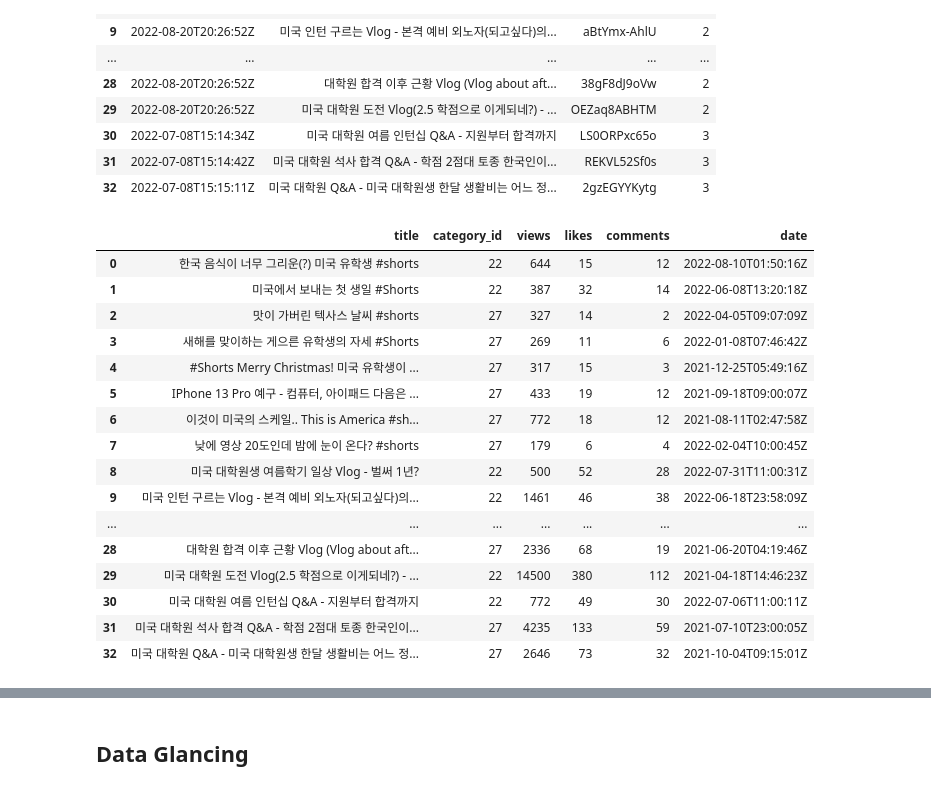
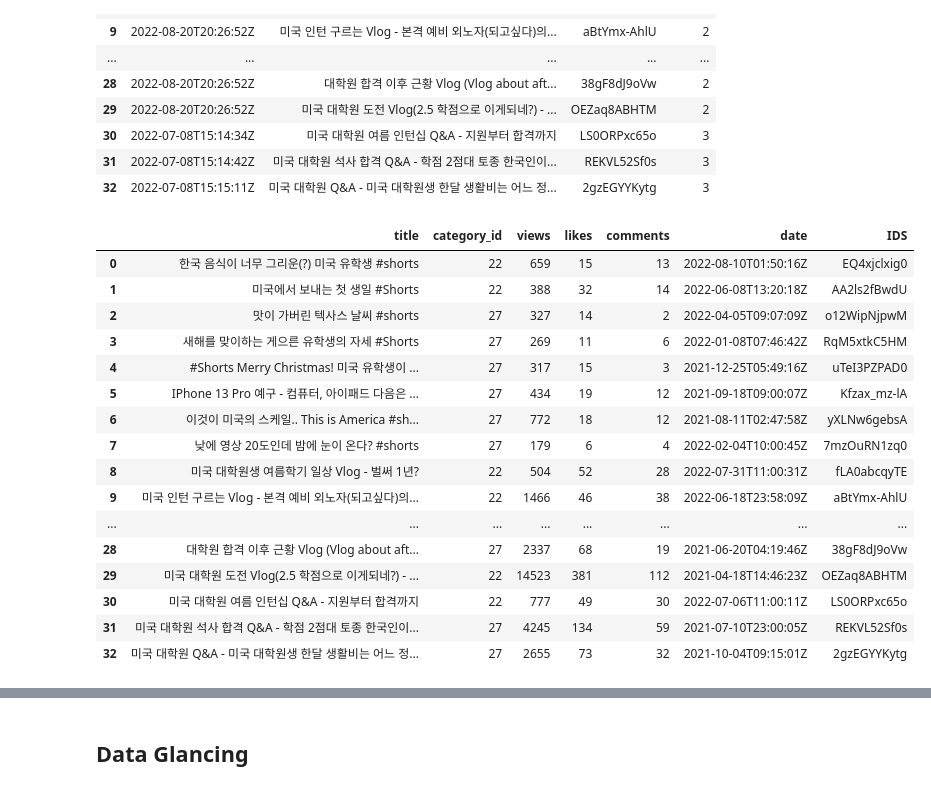
Before and after one commit to kyseshim/Youtube_mydata_analysis, a Jupyter notebook: Youtube_mydata_analysis.ipynb, the cells around one changed output, grey strips where cells are left out. Drawn from its saved outputs; the diff is of its cells as text; code cells hidden in the pictures.

Commit message:
update
comments scrapping

```diff
--- a/Youtube_mydata_analysis.ipynb
+++ b/Youtube_mydata_analysis.ipynb
@@ -191,53 +191,52 @@ mins=[]
 seconds=[]
 title=[]
 date=[]
-#listno=[]
 
 for u in range(len(tdf)):
     request=youtube.videos().list(
     part='snippet,contentDetails,statistics',
     id=tdf['IDS'][u])
 
     response=request.execute()
 
     if response['items']==[]:
         ids.append('-')
         category_id.append('-')
         views.append('-')
         likes.append('-')
         comments.append('-')
         date.append('-')
 
     else :
         title.append(response['items'][0]['snippet']['title'])
         category_id.append(response['items'][0]['snippet']['categoryId'])
         views.append(response['items'][0]['statistics']['viewCount'])
         likes.append(response['items'][0]['statistics']['likeCount'])
         comments.append(response['items'][0]['statistics']['commentCount'])
         date.append(response['items'][0]['snippet']['publishedAt'])
 
 dtcu_df=pd.DataFrame([title,category_id,views,likes,comments,date]).T
 dtcu_df.columns=['title','category_id','views','likes','comments','date']
-#dtcu_df['listno'] = vdf3['ListNo'] = 3
+dtcu_df['IDS'] = tdf['IDS']
 dtcu_df
 # %% [output]
-|  | title | category_id | views | likes | comments | date |
-| 0 | 한국 음식이 너무 그리운(?) 미국 유학생 #shorts | 22 | 644 | 15 | 12 | 2022-08-10T01:50:16Z |
-| 1 | 미국에서 보내는 첫 생일 #Shorts | 22 | 387 | 32 | 14 | 2022-06-08T13:20:18Z |
-| 2 | 맛이 가버린 텍사스 날씨 #shorts | 27 | 327 | 14 | 2 | 2022-04-05T09:07:09Z |
-| 3 | 새해를 맞이하는 게으른 유학생의 자세 #Shorts | 27 | 269 | 11 | 6 | 2022-01-08T07:46:42Z |
-| 4 | #Shorts Merry Christmas! 미국 유학생이 ... | 27 | 317 | 15 | 3 | 2021-12-25T05:49:16Z |
-| 5 | IPhone 13 Pro 예구 - 컴퓨터, 아이패드 다음은 ... | 27 | 433 | 19 | 12 | 2021-09-18T09:00:07Z |
-| 6 | 이것이 미국의 스케일.. This is America #sh... | 27 | 772 | 18 | 12 | 2021-08-11T02:47:58Z |
-| 7 | 낮에 영상 20도인데 밤에 눈이 온다? #shorts | 27 | 179 | 6 | 4 | 2022-02-04T10:00:45Z |
-| 8 | 미국 대학원생 여름학기 일상 Vlog - 벌써 1년? | 22 | 500 | 52 | 28 | 2022-07-31T11:00:31Z |
-| 9 | 미국 인턴 구르는 Vlog - 본격 예비 외노자(되고싶다)의... | 22 | 1461 | 46 | 38 | 2022-06-18T23:58:09Z |
-| ... | ... | ... | ... | ... | ... | ... |
-| 28 | 대학원 합격 이후 근황 Vlog (Vlog about aft... | 27 | 2336 | 68 | 19 | 2021-06-20T04:19:46Z |
-| 29 | 미국 대학원 도전 Vlog(2.5 학점으로 이게되네?) - ... | 22 | 14500 | 380 | 112 | 2021-04-18T14:46:23Z |
-| 30 | 미국 대학원 여름 인턴십 Q&A - 지원부터 합격까지 | 22 | 772 | 49 | 30 | 2022-07-06T11:00:11Z |
-| 31 | 미국 대학원 석사 합격 Q&A - 학점 2점대 토종 한국인이... | 27 | 4235 | 133 | 59 | 2021-07-10T23:00:05Z |
-| 32 | 미국 대학원 Q&A - 미국 대학원생 한달 생활비는 어느 정... | 27 | 2646 | 73 | 32 | 2021-10-04T09:15:01Z |
+|  | title | category_id | views | likes | comments | date | IDS |
+| 0 | 한국 음식이 너무 그리운(?) 미국 유학생 #shorts | 22 | 659 | 15 | 13 | 2022-08-10T01:50:16Z | EQ4xjclxig0 |
+| 1 | 미국에서 보내는 첫 생일 #Shorts | 22 | 388 | 32 | 14 | 2022-06-08T13:20:18Z | AA2ls2fBwdU |
+| 2 | 맛이 가버린 텍사스 날씨 #shorts | 27 | 327 | 14 | 2 | 2022-04-05T09:07:09Z | o12WipNjpwM |
+| 3 | 새해를 맞이하는 게으른 유학생의 자세 #Shorts | 27 | 269 | 11 | 6 | 2022-01-08T07:46:42Z | RqM5xtkC5HM |
+| 4 | #Shorts Merry Christmas! 미국 유학생이 ... | 27 | 317 | 15 | 3 | 2021-12-25T05:49:16Z | uTeI3PZPAD0 |
+| 5 | IPhone 13 Pro 예구 - 컴퓨터, 아이패드 다음은 ... | 27 | 434 | 19 | 12 | 2021-09-18T09:00:07Z | Kfzax_mz-lA |
+| 6 | 이것이 미국의 스케일.. This is America #sh... | 27 | 772 | 18 | 12 | 2021-08-11T02:47:58Z | yXLNw6gebsA |
+| 7 | 낮에 영상 20도인데 밤에 눈이 온다? #shorts | 27 | 179 | 6 | 4 | 2022-02-04T10:00:45Z | 7mzOuRN1zq0 |
+| 8 | 미국 대학원생 여름학기 일상 Vlog - 벌써 1년? | 22 | 504 | 52 | 28 | 2022-07-31T11:00:31Z | fLA0abcqyTE |
+| 9 | 미국 인턴 구르는 Vlog - 본격 예비 외노자(되고싶다)의... | 22 | 1466 | 46 | 38 | 2022-06-18T23:58:09Z | aBtYmx-AhlU |
+| ... | ... | ... | ... | ... | ... | ... | ... |
+| 28 | 대학원 합격 이후 근황 Vlog (Vlog about aft... | 27 | 2337 | 68 | 19 | 2021-06-20T04:19:46Z | 38gF8dJ9oVw |
+| 29 | 미국 대학원 도전 Vlog(2.5 학점으로 이게되네?) - ... | 22 | 14523 | 381 | 112 | 2021-04-18T14:46:23Z | OEZaq8ABHTM |
+| 30 | 미국 대학원 여름 인턴십 Q&A - 지원부터 합격까지 | 22 | 777 | 49 | 30 | 2022-07-06T11:00:11Z | LS0ORPxc65o |
+| 31 | 미국 대학원 석사 합격 Q&A - 학점 2점대 토종 한국인이... | 27 | 4245 | 134 | 59 | 2021-07-10T23:00:05Z | REKVL52Sf0s |
+| 32 | 미국 대학원 Q&A - 미국 대학원생 한달 생활비는 어느 정... | 27 | 2655 | 73 | 32 | 2021-10-04T09:15:01Z | 2gzEGYYKytg |
 # %%
 # Sorted lists merging - validation checked
 dtcu_df['cat_clean'] = 0
```
Also changed, not shown: parts of 6 cells of this notebook.
